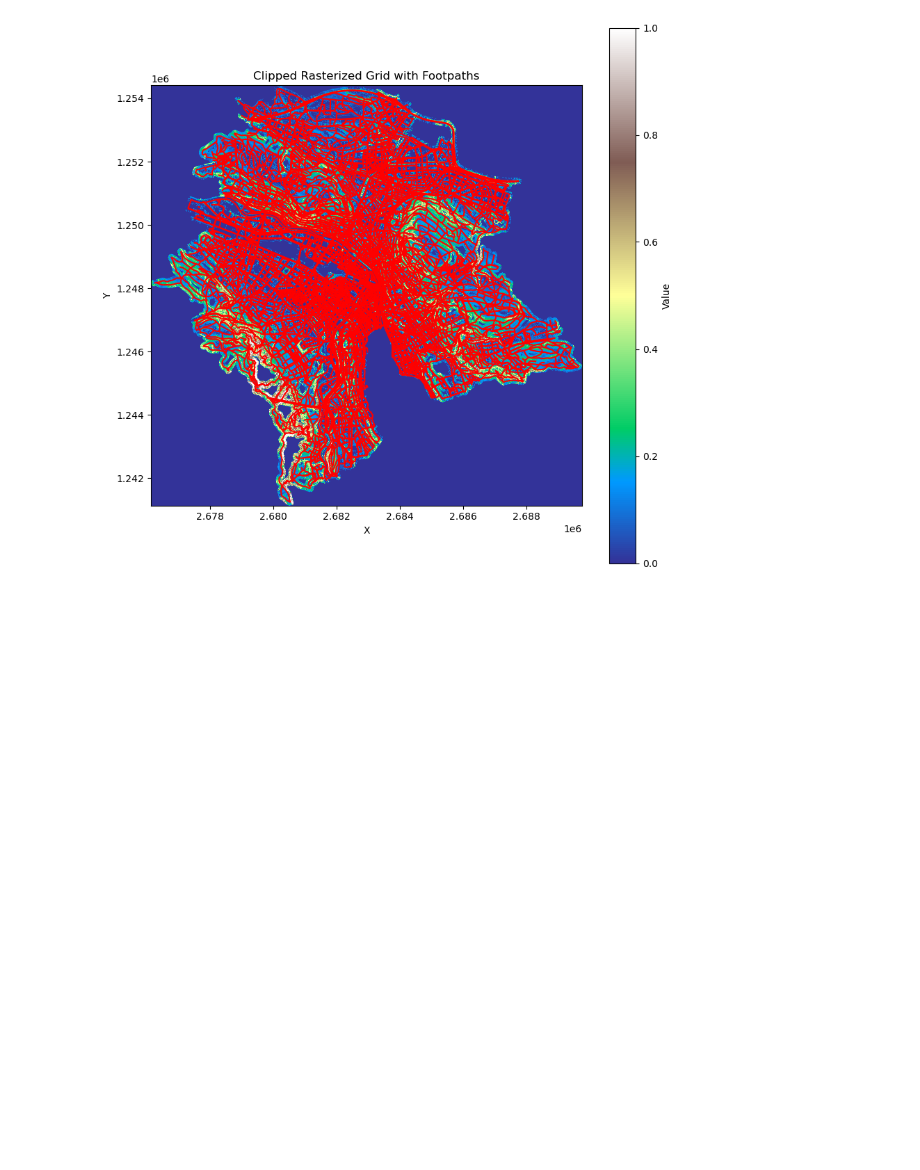
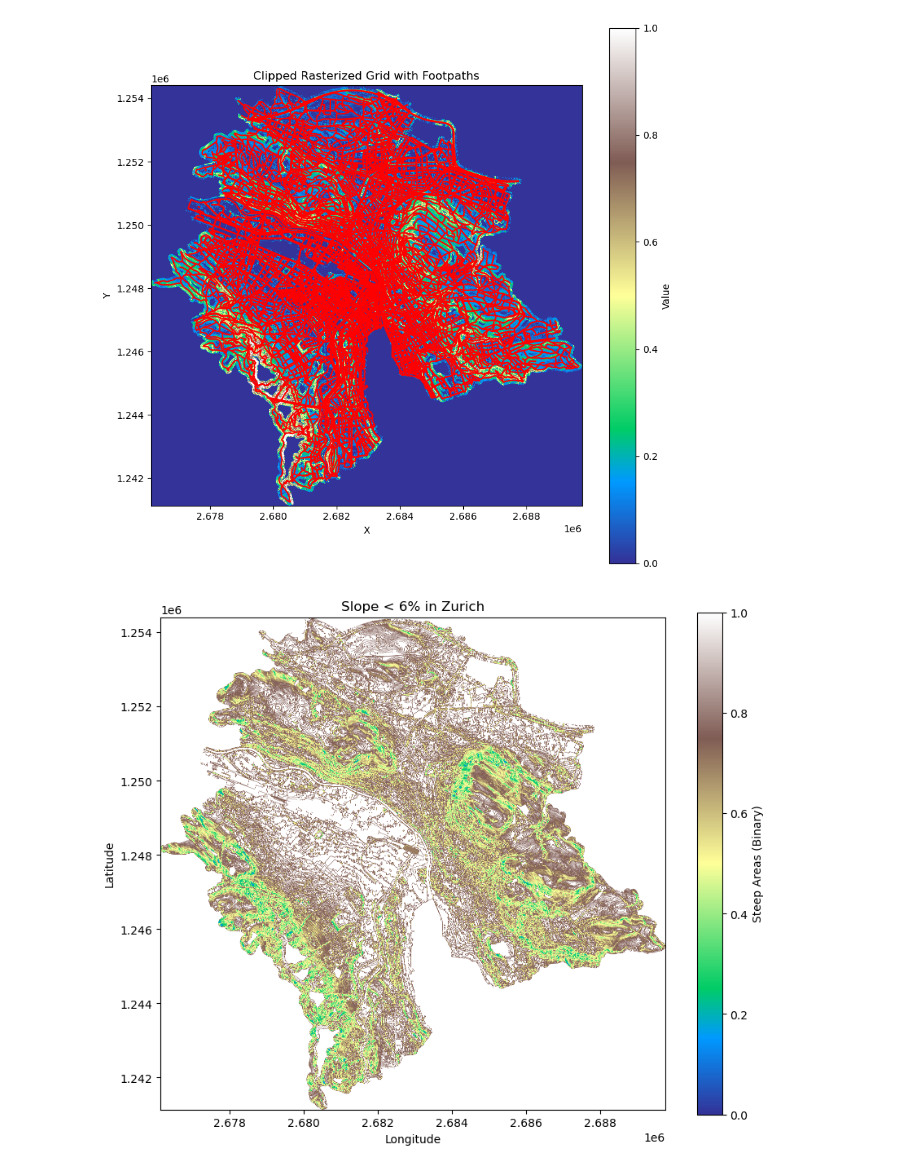
Before and after one commit to Kronjus/gta_project, a Jupyter notebook: algorithms/test_nb.ipynb, the cells around one changed output. Drawn from its saved outputs; the diff is of its cells as text; code cells hidden in the pictures; blank space fills up the shorter version.

```diff
--- a/algorithms/test_nb.ipynb
+++ b/algorithms/test_nb.ipynb
@@ -104,7 +106,7 @@ with rasterio.open('clipped_raster.tif', 'w', **out_meta) as dst:
     dst.write(out_image)
 # %%
 # Read the clipped raster data
-with rasterio.open('clipped_raster.tif') as src:
+with rasterio.open('rasterdata/clipped_raster.tif') as src:
     clipped_raster = src.read(1)
 
 # Plot the clipped raster data
@@ -124,7 +126,7 @@ import rasterio.plot
 import geopandas as gpd
 
 # Read the clipped raster data
-with rasterio.open('clipped_raster.tif') as src:
+with rasterio.open('rasterdata/clipped_raster.tif') as src:
     clipped_raster = src.read(1)
     raster_transform = src.transform
 
@@ -145,3 +147,28 @@ footpaths.plot(ax=plt.gca(), edgecolor='red')
 plt.show()
 # %% [output]
 [figure]
+# %%
+with rasterio.open("rasterdata/clipped_raster.tif") as src:
+    elevation = src.read(1)
+    transform = src.transform
+# %%
+x_res = transform[0]
+y_res = -transform[4]
+
+dx, dy = np.gradient(elevation, x_res, y_res)
+
+slope = np.sqrt(dx ** 2 + dy ** 2)
+
+slope_percentage = slope * 100
+
+steep_areas = slope_percentage < 6
+# %%
+plt.figure(figsize=(10, 8))
+plt.title("Slope < 6% in Zurich")
+plt.imshow(steep_areas, cmap='terrain', extent=(src.bounds.left, src.bounds.right, src.bounds.bottom, src.bounds.top))
+plt.xlabel("Longitude")
+plt.ylabel("Latitude")
+plt.colorbar(label="Steep Areas (Binary)")
+plt.show()
+# %% [output]
+[figure, added]
```
Also changed, not shown: parts of 6 cells of this notebook, 3 other files.
